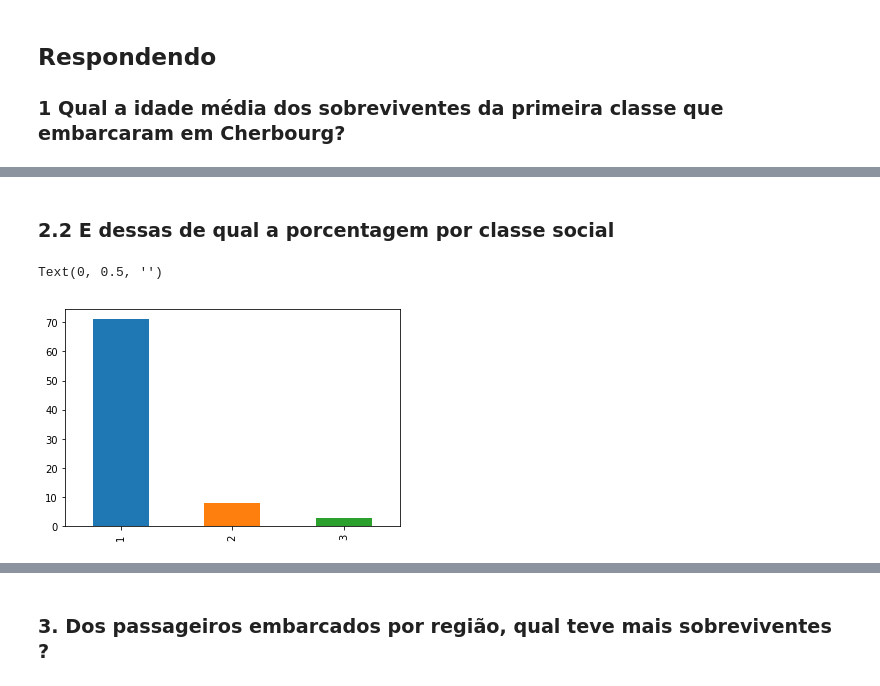
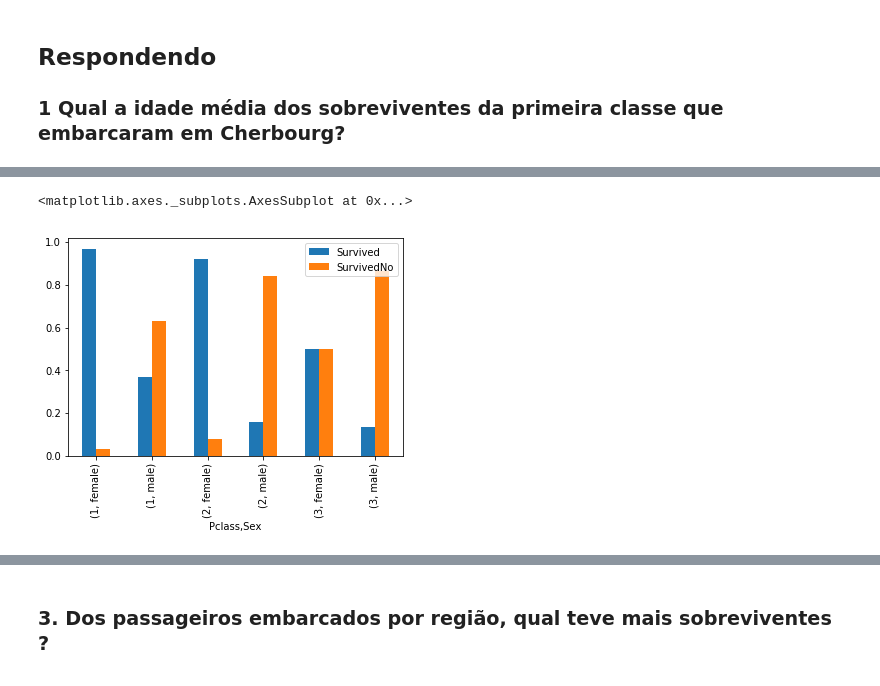
Before and after one commit to ronan-hilario96/kaggle-titanic, a Jupyter notebook: Titanic.ipynb, the cells around one changed output, grey strips where cells are left out. Drawn from its saved outputs; the diff is of its cells as text; code cells hidden in the pictures.

```diff
--- a/Titanic.ipynb
+++ b/Titanic.ipynb
@@ -101,7 +59,5 @@ Text(0, 0.5, '')
-# %% [markdown]
- ### 2.2 E dessas de qual a porcentagem por classe social
-# %%
-df_titanic.query('Survived == 1 & Sex == "female"')['Pclass'].value_counts().plot.bar().set_ylabel('')
-# %% [output]
-Text(0, 0.5, '')
-[figure, removed]
+# %%
+df_titanic.groupby(['Pclass', 'Sex']).mean()[['Survived', 'SurvivedNo']].plot.bar()
+# %% [output]
+<matplotlib.axes._subplots.AxesSubplot at 0x...>
+[figure, added]
```
Also changed, not shown: parts of 23 cells of this notebook.
